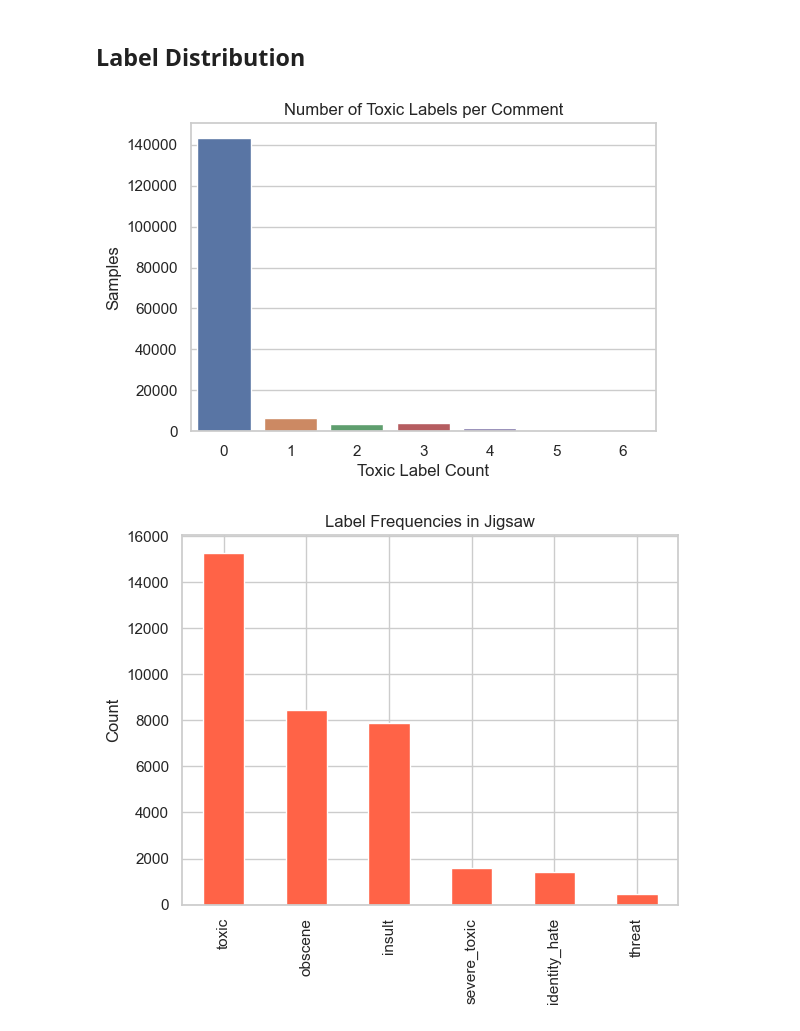
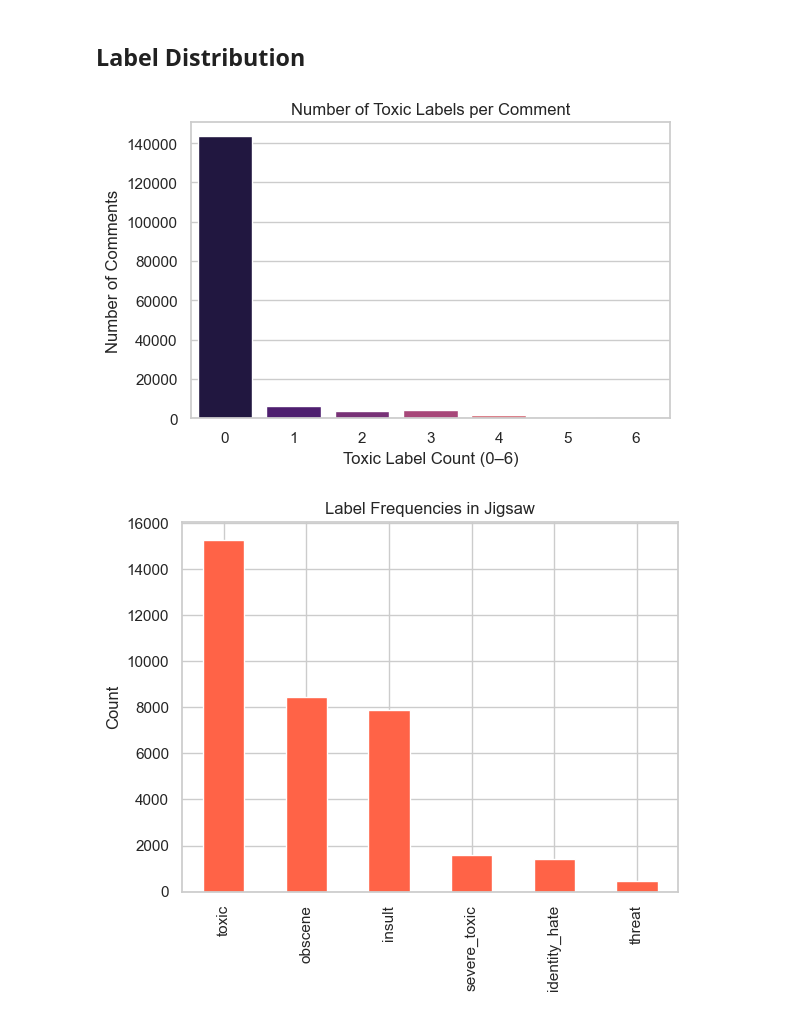
Before and after one commit to naghamo/deltaf1-hybrid-active-learning, a Jupyter notebook: eda_preprocessing/03_jigsaw_eda.ipynb, the cells around one changed output. Drawn from its saved outputs; the diff is of its cells as text; code cells hidden in the pictures.

```diff
--- a/eda_preprocessing/03_jigsaw_eda.ipynb
+++ b/eda_preprocessing/03_jigsaw_eda.ipynb
@@ -8,7 +9,7 @@ sns.set(style="whitegrid")
 # %% [markdown]
 ## Load Dataset
 # %%
-df = pd.read_csv("../data/jigsaw.csv")
-df = df.dropna(subset=["comment_text"])  # just in case
+df_train, df_val, df_test = load_jigsaw()
+df = pd.concat([df_train, df_val, df_test])
 df.head()
 # %% [output]
@@ -21,18 +22,24 @@ df.head()
 # %% [markdown]
 ## Label Distribution
 # %%
+# Define the label columns again for clarity
 label_cols = ["toxic", "severe_toxic", "obscene", "threat", "insult", "identity_hate"]
 
+# Count how many labels each comment has
 df["num_labels"] = df[label_cols].sum(axis=1)
 
+# Plot distribution
 plt.figure(figsize=(6, 4))
-sns.countplot(x="num_labels", data=df)
+sns.countplot(data=df, x="num_labels", palette="magma")
+
 plt.title("Number of Toxic Labels per Comment")
-plt.xlabel("Toxic Label Count")
-plt.ylabel("Samples")
+plt.xlabel("Toxic Label Count (0–6)")
+plt.ylabel("Number of Comments")
+plt.xticks(rotation=0)
+plt.tight_layout()
 plt.show()
 # %% [output]
-[figure, old version]
+[figure, new version]
 # %%
 df[label_cols].sum().sort_values(ascending=False).plot(kind='bar', color='tomato')
 plt.title("Label Frequencies in Jigsaw")
```
Also changed, not shown: parts of 4 cells of this notebook, 3 other files.
